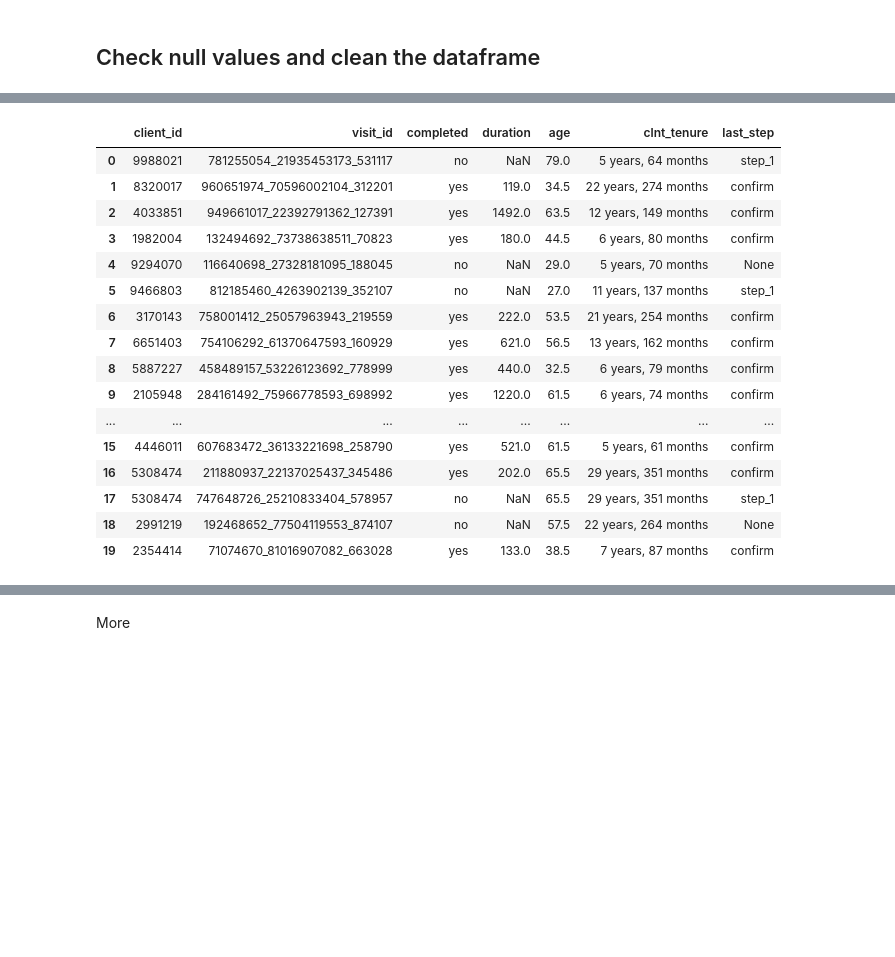
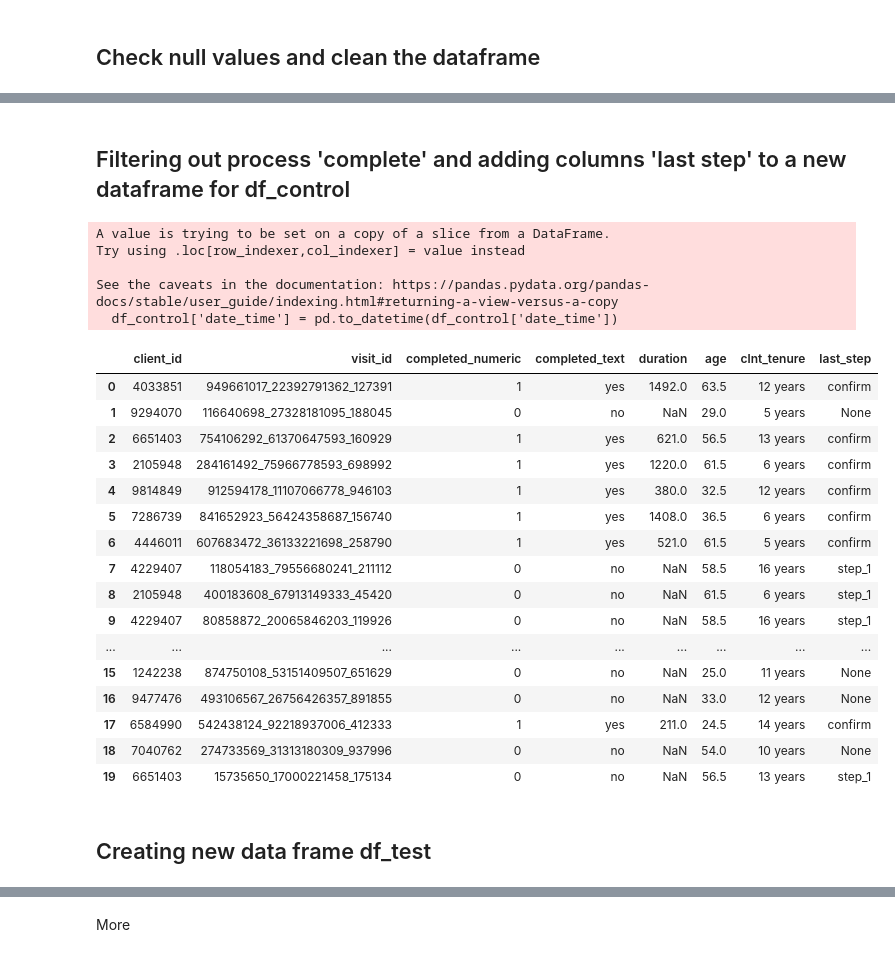
Before and after one commit to kaveri-chetia/Major-Project-1, a Jupyter notebook: Data/Cleaned data/draft_v1.ipynb, the cells around one changed output, grey strips where cells are left out. Saved outputs shown, nothing was run; the diff lists cells and outputs as text; code cells hidden in the pictures; blank space fills up the shorter version.

```diff
--- a/Data/Cleaned data/draft_v1.ipynb
+++ b/Data/Cleaned data/draft_v1.ipynb
@@ -173,12 +212,9 @@ merged_df_final = pd.merge(merged_df, df4, on='client_id', how='inner')
 merged_df_final.to_csv('merged_df_final.csv', index=False)
 
 # Merging customer_info with merged_df_final
-df_final = pd.merge(merged_df_final, df1, on='client_id', how='inner')
-
-#converting to a csv file
-df_final.to_csv('df_final.csv', index=False)
+final_v1 = pd.merge(merged_df_final, df1, on='client_id', how='inner')
 # %% [markdown]
 ## Check null values and clean the dataframe
 # %%
-df_final.isnull().sum()
-df_final=df_final.dropna()
+final_v1.isnull().sum()
+final_v1=final_v1.dropna()
@@ -200,0 +240,3 @@ Relation between age and variation
+# %%
+df_control = final_v1[final_v1['Variation'] == 'Control']
+df_control
@@ -201,6 +339,10 @@ Relation between age and variation
+# %% [markdown]
+## Filtering out process 'complete' and adding columns 'last step' to a new dataframe for df_control
 # %%
+
+
 # Convert date_time to datetime
-df_final['date_time'] = pd.to_datetime(df_final['date_time'])
+df_control['date_time'] = pd.to_datetime(df_control['date_time'])
 
 # Initialize lists to store new dataframe data
 new_data = []
@@ -209,62 +351,69 @@ new_data = []
 client_data = {}
 
 # Iterate over rows to collect start and confirm times, last step, and calculate other needed data
-for index, row in df_final.iterrows():
+for index, row in df_control.iterrows():
     client_id = row['client_id']
     visit_id = row['visit_id']
 
     if (client_id, visit_id) not in client_data:
         client_data[(client_id, visit_id)] = {
             'start_time': None,
             'confirm_time': None,
             'last_step': None,
             'age': row['clnt_age'],
-            'clnt_tenure': f"{int(row['clnt_tenure_yr'])} years, {int(row['clnt_tenure_mnth'])} months"
+            'clnt_tenure': f"{int(row['clnt_tenure_yr'])} years "
         }
 
     if row['process_step'] == 'start':
         client_data[(client_id, visit_id)]['start_time'] = row['date_time']
     elif row['process_step'] == 'confirm':
         client_data[(client_id, visit_id)]['confirm_time'] = row['date_time']
     else:
         client_data[(client_id, visit_id)]['last_step'] = row['process_step']
 
 # Process the collected data
 for (client_id, visit_id), data in client_data.items():
     start_time = data['start_time']
     confirm_time = data['confirm_time']
     last_step = data['last_step']
 
     if start_time is not None and confirm_time is not None:
-        completed = 'yes'
+        completed_numeric = 1  # 'yes' -> 1
+        completed_text = 'yes'
         duration = (confirm_time - start_time).total_seconds()
         last_step = 'confirm'
     else:
-        completed = 'no'
+        completed_numeric = 0  # 'no' -> 0
+        completed_text = 'no'
         duration = None
 
-    new_data.append([client_id, visit_id, completed, duration, data['age'], data['clnt_tenure'], last_step])
+    new_data.append([client_id, visit_id, completed_numeric, completed_text, duration, data['age'], data['clnt_tenure'], last_step])
 
 # Create new DataFrame
-new_df = pd.DataFrame(new_data, columns=['client_id', 'visit_id', 'completed', 'duration', 'age', 'clnt_tenure', 'last_step'])
-
-# Display the new DataFrame
-new_df.head(20)
+new_df_control = pd.DataFrame(new_data, columns=['client_id', 'visit_id', 'completed_numeric', 'completed_text', 'duration', 'age', 'clnt_tenure', 'last_step'])
+new_df_control.head(20)
 # %% [output]
+A value is trying to be set on a copy of a slice from a DataFrame.
+Try using .loc[row_indexer,col_indexer] = value instead
+
+See the caveats in the documentation: https://pandas.pydata.org/pandas-docs/stable/user_guide/indexing.html#returning-a-view-versus-a-copy
+  df_control['date_time'] = pd.to_datetime(df_control['date_time'])
-|  | client_id | visit_id | completed | duration | age | clnt_tenure | last_step |
-| 0 | 9988021 | 781255054_21935453173_531117 | no | NaN | 79.0 | 5 years, 64 months | step_1 |
-| 1 | 8320017 | 960651974_70596002104_312201 | yes | 119.0 | 34.5 | 22 years, 274 months | confirm |
-| 2 | 4033851 | 949661017_22392791362_127391 | yes | 1492.0 | 63.5 | 12 years, 149 months | confirm |
-| 3 | 1982004 | 132494692_73738638511_70823 | yes | 180.0 | 44.5 | 6 years, 80 months | confirm |
-| 4 | 9294070 | 116640698_27328181095_188045 | no | NaN | 29.0 | 5 years, 70 months | None |
-| 5 | 9466803 | 812185460_4263902139_352107 | no | NaN | 27.0 | 11 years, 137 months | step_1 |
-| 6 | 3170143 | 758001412_25057963943_219559 | yes | 222.0 | 53.5 | 21 years, 254 months | confirm |
-| 7 | 6651403 | 754106292_61370647593_160929 | yes | 621.0 | 56.5 | 13 years, 162 months | confirm |
-| 8 | 5887227 | 458489157_53226123692_778999 | yes | 440.0 | 32.5 | 6 years, 79 months | confirm |
-| 9 | 2105948 | 284161492_75966778593_698992 | yes | 1220.0 | 61.5 | 6 years, 74 months | confirm |
-| ... | ... | ... | ... | ... | ... | ... | ... |
-| 15 | 4446011 | 607683472_36133221698_258790 | yes | 521.0 | 61.5 | 5 years, 61 months | confirm |
-| 16 | 5308474 | 211880937_22137025437_345486 | yes | 202.0 | 65.5 | 29 years, 351 months | confirm |
-| 17 | 5308474 | 747648726_25210833404_578957 | no | NaN | 65.5 | 29 years, 351 months | step_1 |
-| 18 | 2991219 | 192468652_77504119553_874107 | no | NaN | 57.5 | 22 years, 264 months | None |
-| 19 | 2354414 | 71074670_81016907082_663028 | yes | 133.0 | 38.5 | 7 years, 87 months | confirm |
+|  | client_id | visit_id | completed_numeric | completed_text | duration | age | clnt_tenure | last_step |
+| 0 | 4033851 | 949661017_22392791362_127391 | 1 | yes | 1492.0 | 63.5 | 12 years | confirm |
+| 1 | 9294070 | 116640698_27328181095_188045 | 0 | no | NaN | 29.0 | 5 years | None |
+| 2 | 6651403 | 754106292_61370647593_160929 | 1 | yes | 621.0 | 56.5 | 13 years | confirm |
+| 3 | 2105948 | 284161492_75966778593_698992 | 1 | yes | 1220.0 | 61.5 | 6 years | confirm |
+| 4 | 9814849 | 912594178_11107066778_946103 | 1 | yes | 380.0 | 32.5 | 12 years | confirm |
+| 5 | 7286739 | 841652923_56424358687_156740 | 1 | yes | 1408.0 | 36.5 | 6 years | confirm |
+| 6 | 4446011 | 607683472_36133221698_258790 | 1 | yes | 521.0 | 61.5 | 5 years | confirm |
+| 7 | 4229407 | 118054183_79556680241_211112 | 0 | no | NaN | 58.5 | 16 years | step_1 |
+| 8 | 2105948 | 400183608_67913149333_45420 | 0 | no | NaN | 61.5 | 6 years | step_1 |
+| 9 | 4229407 | 80858872_20065846203_119926 | 0 | no | NaN | 58.5 | 16 years | step_1 |
+| ... | ... | ... | ... | ... | ... | ... | ... | ... |
+| 15 | 1242238 | 874750108_53151409507_651629 | 0 | no | NaN | 25.0 | 11 years | None |
+| 16 | 9477476 | 493106567_26756426357_891855 | 0 | no | NaN | 33.0 | 12 years | None |
+| 17 | 6584990 | 542438124_92218937006_412333 | 1 | yes | 211.0 | 24.5 | 14 years | confirm |
+| 18 | 7040762 | 274733569_31313180309_937996 | 0 | no | NaN | 54.0 | 10 years | None |
+| 19 | 6651403 | 15735650_17000221458_175134 | 0 | no | NaN | 56.5 | 13 years | step_1 |
+# %% [markdown]
+## Creating new data frame df_test
```
Also changed, not shown: parts of 41 cells of this notebook, 17 other files.
